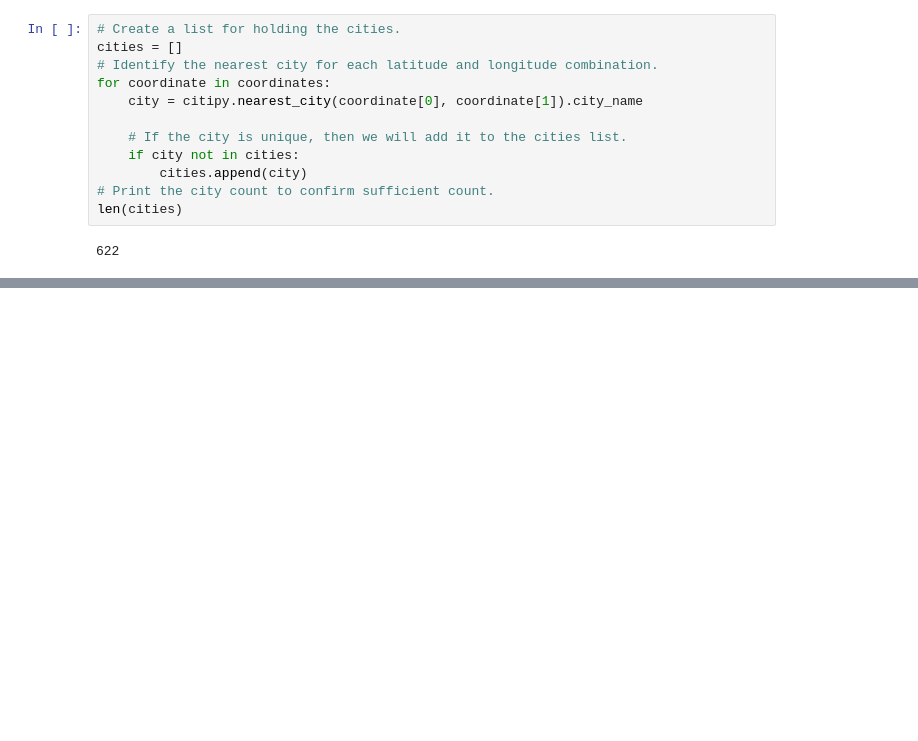
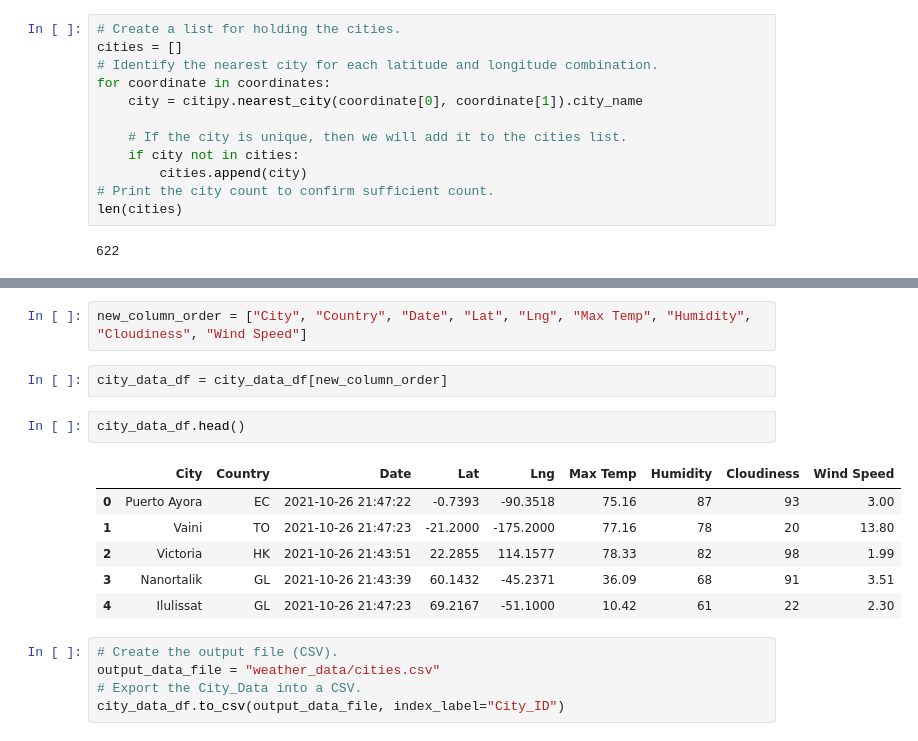
Before and after one commit to mfink13/World_Weather_Analysis, a Jupyter notebook: WeatherPy.ipynb, the cells around one changed output, grey strips where cells are left out. Drawn from its saved outputs; the diff is of its cells as text; blank space fills up the shorter version.

```diff
--- a/WeatherPy.ipynb
+++ b/WeatherPy.ipynb
@@ -33,0 +144,18 @@ len(cities)
+# %%
+new_column_order = ["City", "Country", "Date", "Lat", "Lng", "Max Temp", "Humidity", "Cloudiness", "Wind Speed"]
+# %%
+city_data_df = city_data_df[new_column_order]
+# %%
+city_data_df.head()
+# %% [output]
+|  | City | Country | Date | Lat | Lng | Max Temp | Humidity | Cloudiness | Wind Speed |
+| 0 | Puerto Ayora | EC | 2021-10-26 21:47:22 | -0.7393 | -90.3518 | 75.16 | 87 | 93 | 3.00 |
+| 1 | Vaini | TO | 2021-10-26 21:47:23 | -21.2000 | -175.2000 | 77.16 | 78 | 20 | 13.80 |
+| 2 | Victoria | HK | 2021-10-26 21:43:51 | 22.2855 | 114.1577 | 78.33 | 82 | 98 | 1.99 |
+| 3 | Nanortalik | GL | 2021-10-26 21:43:39 | 60.1432 | -45.2371 | 36.09 | 68 | 91 | 3.51 |
+| 4 | Ilulissat | GL | 2021-10-26 21:47:23 | 69.2167 | -51.1000 | 10.42 | 61 | 22 | 2.30 |
+# %%
+# Create the output file (CSV).
+output_data_file = "weather_data/cities.csv"
+# Export the City_Data into a CSV.
+city_data_df.to_csv(output_data_file, index_label="City_ID")
```
Also changed, not shown: parts of 4 cells of this notebook, 3 other files.
